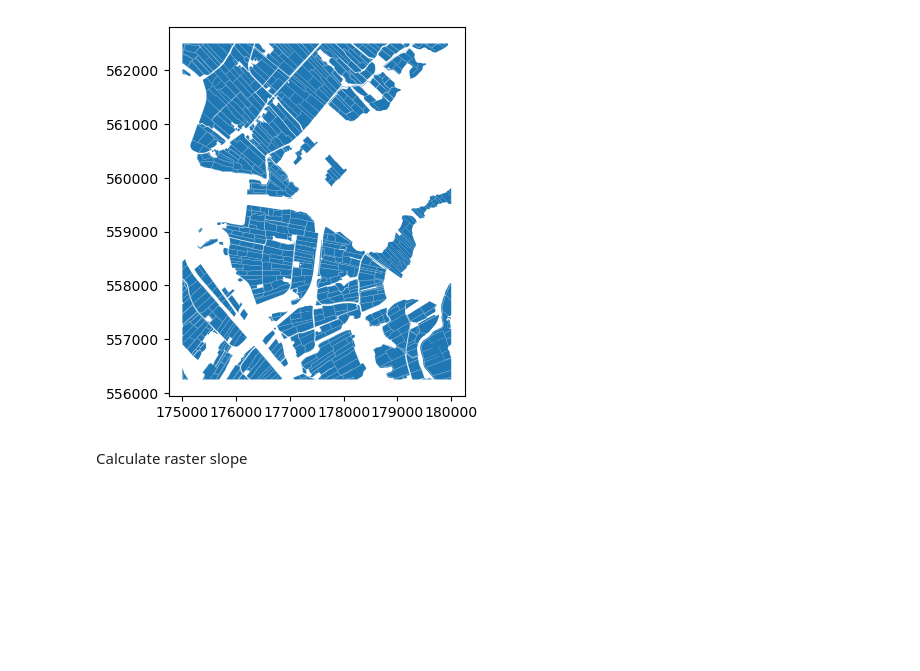
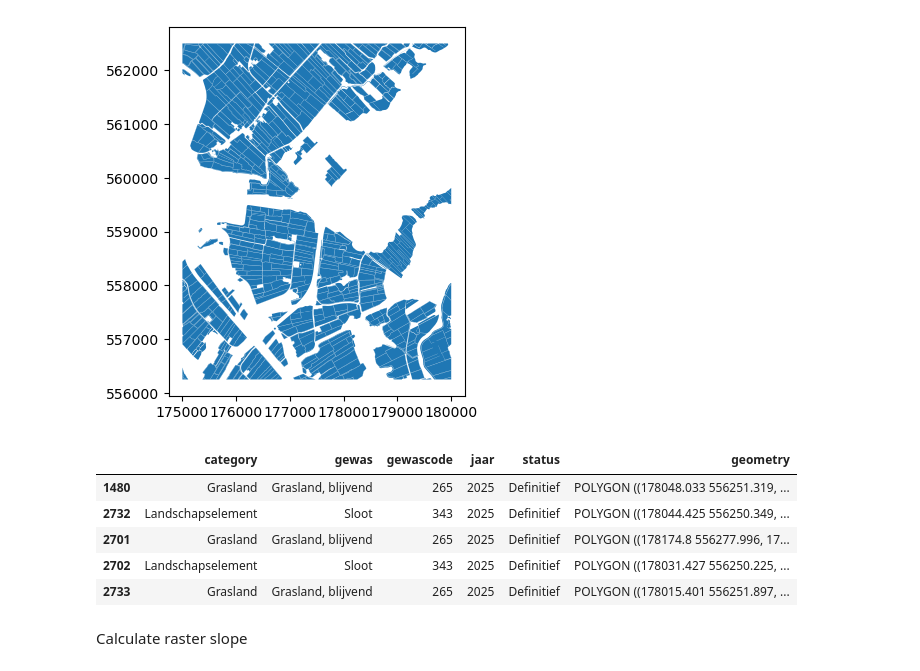
Before and after one commit to Morrizzzzz/RCE_GIS_Academy, a Jupyter notebook: AHN_ditches/AHN_ditch_processing.ipynb, the cells around one changed output. Drawn from its saved outputs; the diff is of its cells as text; code cells hidden in the pictures; blank space fills up the shorter version.

```diff
--- a/AHN_ditches/AHN_ditch_processing.ipynb
+++ b/AHN_ditches/AHN_ditch_processing.ipynb
@@ -165,6 +175,15 @@ brp_clipped.plot()
 # %% [output]
 <Axes: >
 [figure]
+# %%
+brp_clipped.head()
+# %% [output]
+|  | category | gewas | gewascode | jaar | status | geometry |
+| 1480 | Grasland | Grasland, blijvend | 265 | 2025 | Definitief | POLYGON ((178048.033 556251.319, ... |
+| 2732 | Landschapselement | Sloot | 343 | 2025 | Definitief | POLYGON ((178044.425 556250.349, ... |
+| 2701 | Grasland | Grasland, blijvend | 265 | 2025 | Definitief | POLYGON ((178174.8 556277.996, 17... |
+| 2702 | Landschapselement | Sloot | 343 | 2025 | Definitief | POLYGON ((178031.427 556250.225, ... |
+| 2733 | Grasland | Grasland, blijvend | 265 | 2025 | Definitief | POLYGON ((178015.401 556251.897, ... |
 # %% [markdown]
 Calculate raster slope
 # %%
```
Also changed, not shown: parts of 7 cells of this notebook.
